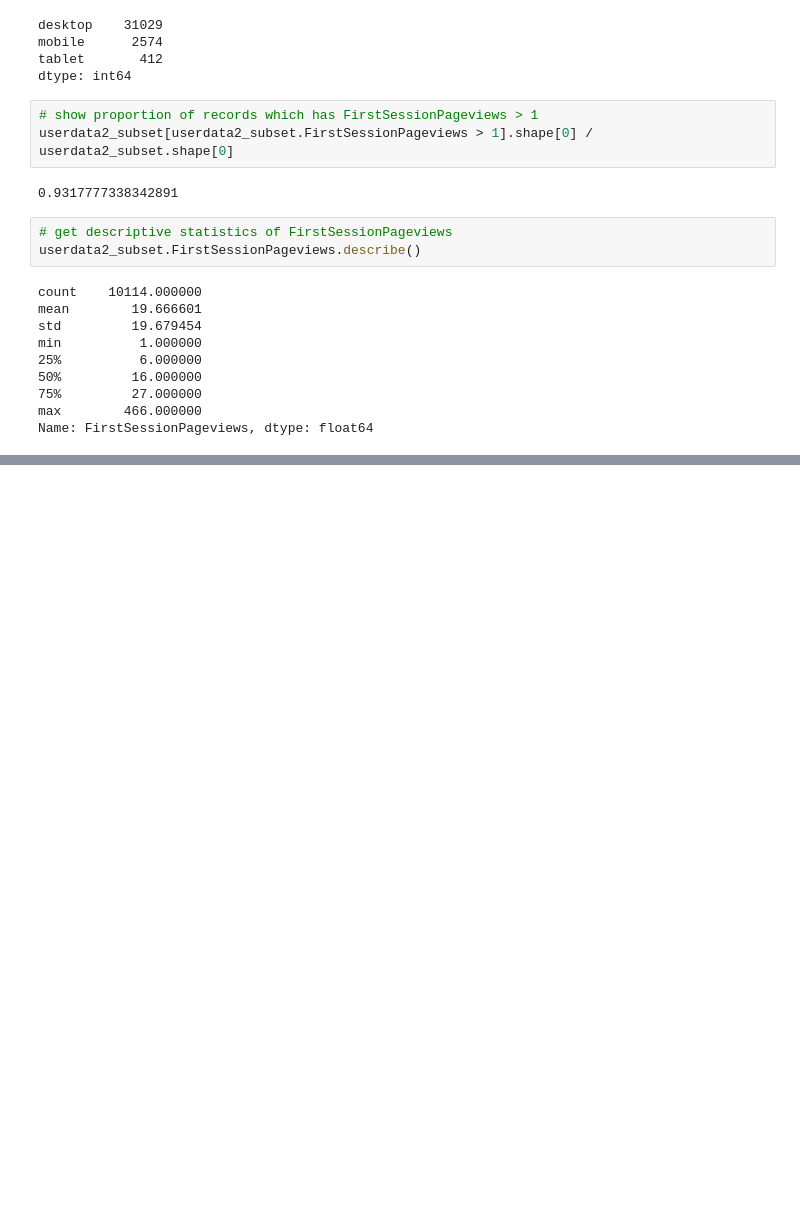
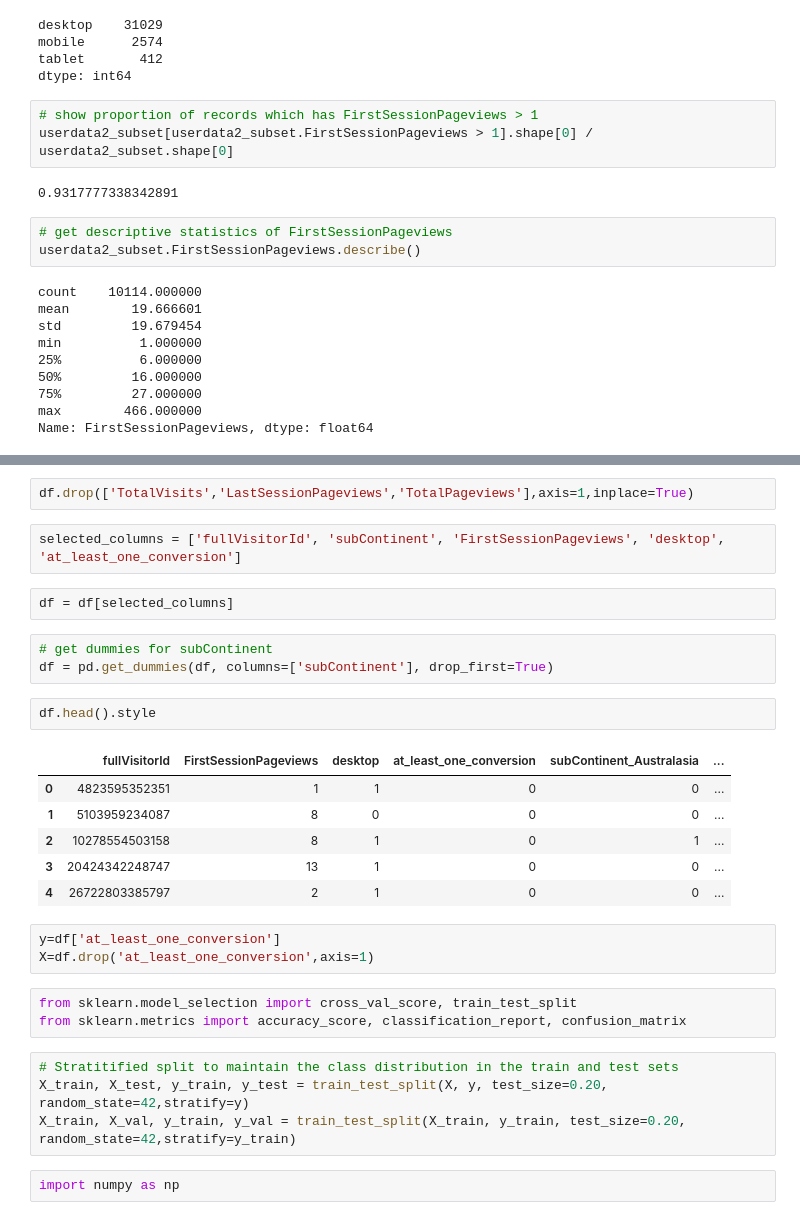
Before and after one commit to McGill-MMA-EnterpriseAnalytics/Revenue-Radar, a Jupyter notebook: Analyst-Conversion/Rules-Based-Targeting.ipynb, the cells around one changed output, grey strips where cells are left out. Drawn from its saved outputs; the diff is of its cells as text; blank space fills up the shorter version.

```diff
--- a/Analyst-Conversion/Rules-Based-Targeting.ipynb
+++ b/Analyst-Conversion/Rules-Based-Targeting.ipynb
@@ -50,0 +70,30 @@ Name: FirstSessionPageviews, dtype: float64
+# %%
+df.drop(['TotalVisits','LastSessionPageviews','TotalPageviews'],axis=1,inplace=True)
+# %%
+selected_columns = ['fullVisitorId', 'subContinent', 'FirstSessionPageviews', 'desktop', 'at_least_one_conversion']
+# %%
+df = df[selected_columns]
+# %%
+# get dummies for subContinent
+df = pd.get_dummies(df, columns=['subContinent'], drop_first=True)
+# %%
+df.head().style
+# %% [output]
+|  | fullVisitorId | FirstSessionPageviews | desktop | at_least_one_conversion | subContinent_Australasia | ... |
+| 0 | 4823595352351 | 1 | 1 | 0 | 0 | ... |
+| 1 | 5103959234087 | 8 | 0 | 0 | 0 | ... |
+| 2 | 10278554503158 | 8 | 1 | 0 | 1 | ... |
+| 3 | 20424342248747 | 13 | 1 | 0 | 0 | ... |
+| 4 | 26722803385797 | 2 | 1 | 0 | 0 | ... |
+# %%
+y=df['at_least_one_conversion']
+X=df.drop('at_least_one_conversion',axis=1)
+# %%
+from sklearn.model_selection import cross_val_score, train_test_split
+from sklearn.metrics import accuracy_score, classification_report, confusion_matrix
+# %%
+# Stratitified split to maintain the class distribution in the train and test sets
+X_train, X_test, y_train, y_test = train_test_split(X, y, test_size=0.20, random_state=42,stratify=y)
+X_train, X_val, y_train, y_val = train_test_split(X_train, y_train, test_size=0.20, random_state=42,stratify=y_train)
+# %%
+import numpy as np
```
Also changed, not shown: parts of 9 cells of this notebook, 2 other files.
